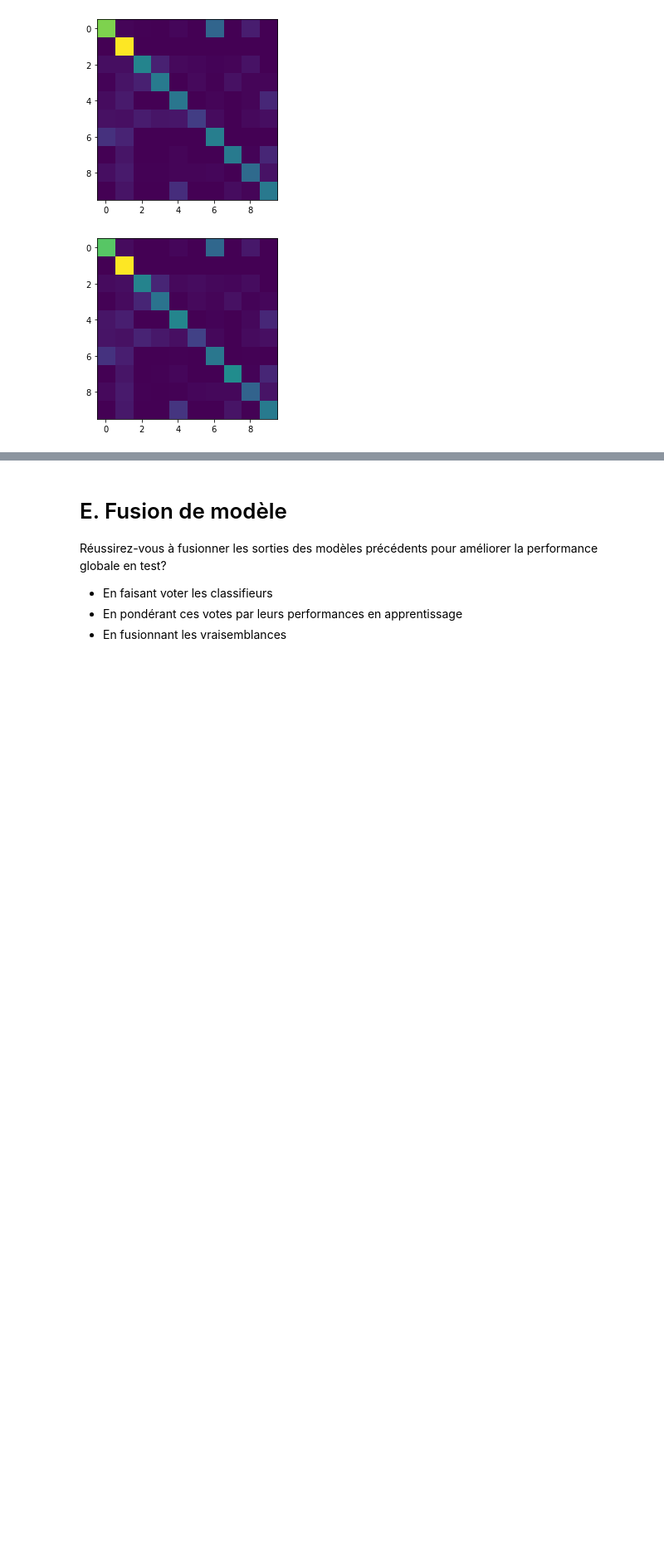
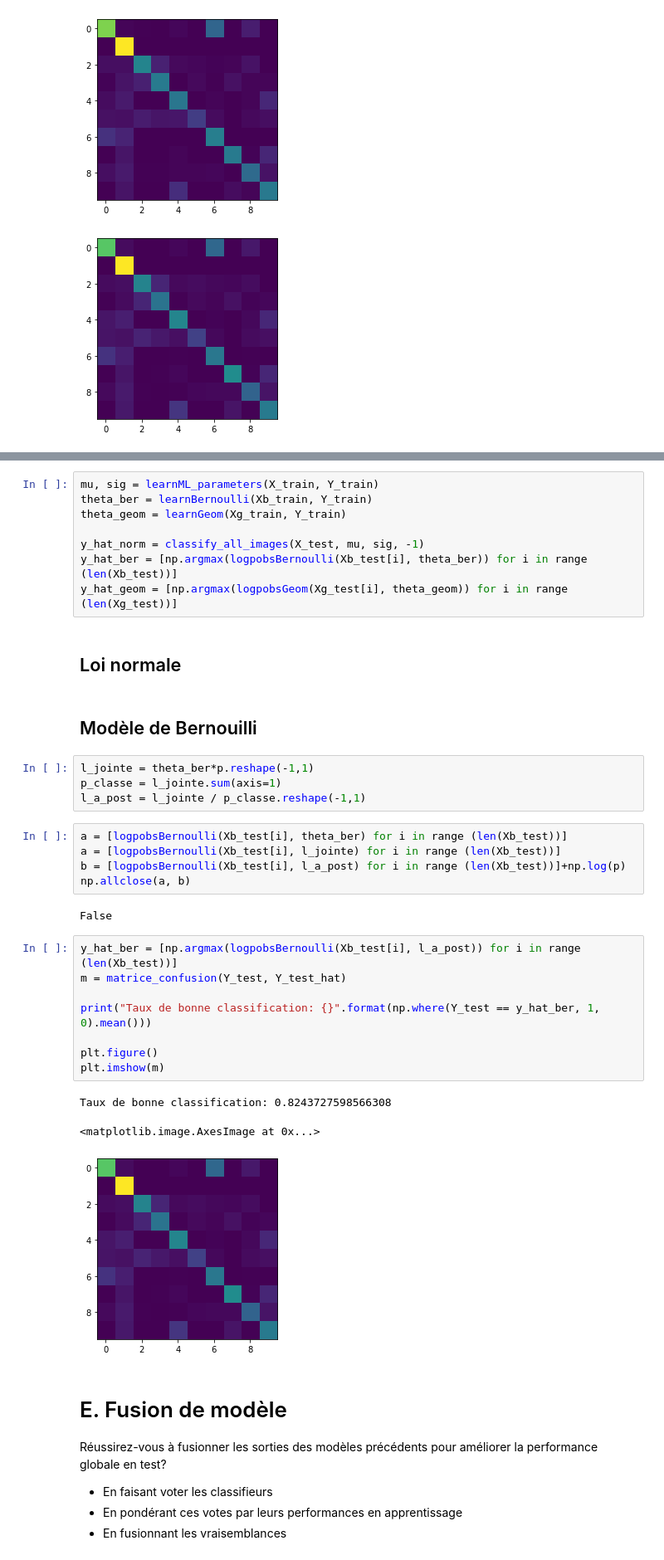
Before and after one commit to CharlesAttend/M1-S1-DAC, a Jupyter notebook: MAPSI/TME/tme3/tme3.ipynb, the cells around one changed output, grey strips where cells are left out. Shown at 83% size. Saved outputs shown, nothing was run; the diff lists cells and outputs as text; blank space fills up the shorter version.

```diff
--- a/MAPSI/TME/tme3/tme3.ipynb
+++ b/MAPSI/TME/tme3/tme3.ipynb
@@ -515,3 +510,38 @@ plt.plot(p)
+# %%
+mu, sig = learnML_parameters(X_train, Y_train)
+theta_ber = learnBernoulli(Xb_train, Y_train)
+theta_geom = learnGeom(Xg_train, Y_train)
+
+y_hat_norm = classify_all_images(X_test, mu, sig, -1)
+y_hat_ber = [np.argmax(logpobsBernoulli(Xb_test[i], theta_ber)) for i in range (len(Xb_test))]
+y_hat_geom = [np.argmax(logpobsGeom(Xg_test[i], theta_geom)) for i in range (len(Xg_test))]
+# %% [markdown]
+## Loi normale
+# %% [markdown]
+## Modèle de Bernouilli
+# %%
+l_jointe = theta_ber*p.reshape(-1,1)
+p_classe = l_jointe.sum(axis=1)
+l_a_post = l_jointe / p_classe.reshape(-1,1)
+# %%
+a = [logpobsBernoulli(Xb_test[i], theta_ber) for i in range (len(Xb_test))]
+a = [logpobsBernoulli(Xb_test[i], l_jointe) for i in range (len(Xb_test))]
+b = [logpobsBernoulli(Xb_test[i], l_a_post) for i in range (len(Xb_test))]+np.log(p)
+np.allclose(a, b)
+# %% [output]
+False
+# %%
+y_hat_ber = [np.argmax(logpobsBernoulli(Xb_test[i], l_a_post)) for i in range (len(Xb_test))]
+m = matrice_confusion(Y_test, Y_test_hat)
+
+print("Taux de bonne classification: {}".format(np.where(Y_test == y_hat_ber, 1, 0).mean()))
+
+plt.figure()
+plt.imshow(m)
+# %% [output]
+Taux de bonne classification: 0.8243727598566308
+<matplotlib.image.AxesImage at 0x...>
+[figure, added]
 # %% [markdown]
 # E. Fusion de modèle
 
```
Also changed, not shown: parts of 2 cells of this notebook.
